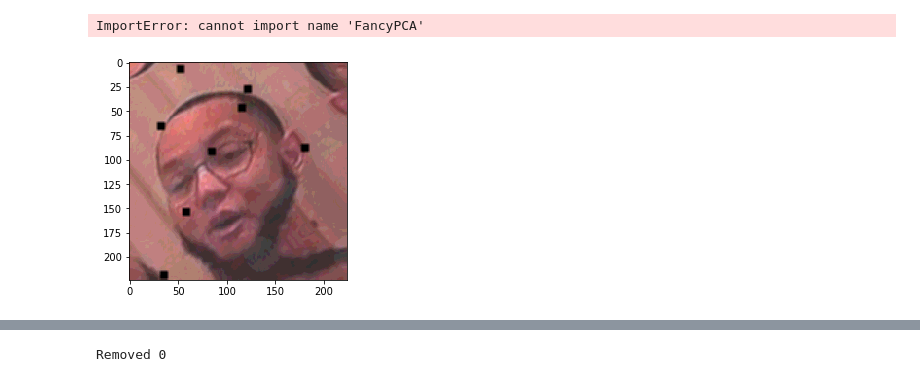
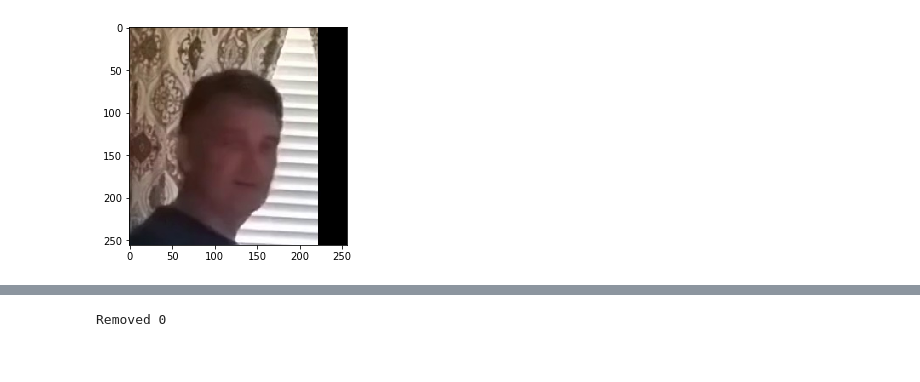
Before and after one commit to 1M50RRY/dfdc-kaggle-solution, a Jupyter notebook: Data.ipynb, the cells around one changed output, grey strips where cells are left out. Cells and saved outputs as stored; diff of their text form; code cells hidden in the pictures.

```diff
--- a/Data.ipynb
+++ b/Data.ipynb
@@ -14,7 +14,7 @@ import matplotlib.pyplot as plt
 import tqdm
 import torch
 from PIL import Image
-
+from imutils.video import FileVideoStream
 from pipeline.metrics import accuracy_b, log_loss
 from pipeline.model_methods import validate_img, train_img, validate_vid, train_vid
 from pipeline.data_loaders import load_img_dataset, load_img_val_dataset
@@ -29,12 +29,11 @@ from albumentations import (
     Transpose, ShiftScaleRotate, Blur, OpticalDistortion, GridDistortion, HueSaturationValue,
     IAAAdditiveGaussianNoise, GaussNoise, MotionBlur, MedianBlur, RandomBrightnessContrast, IAAPiecewiseAffine,
     IAASharpen, IAAEmboss, Flip, OneOf, Compose, ImageCompression, Resize, RandomScale, RandomFog, RandomShadow, Downscale, JpegCompression, CenterCrop,
-    RandomGamma, RandomContrast, Cutout, RandomCrop, Normalize, Cutout, RandomFog,Posterize,FancyPCA
+    RandomGamma, RandomContrast, Cutout, RandomCrop, Normalize, Cutout, RandomFog,Posterize,GaussianBlur
 )
+from albumentations.pytorch import ToTensor
 
 
 random.seed(0)
 np.random.seed(0)
 device = torch.device('cuda:0' if torch.cuda.is_available() else 'cpu')
-# %% [output]
-ImportError: cannot import name 'FancyPCA'
@@ -60,13 +40,7 @@ def strong_aug(p=1):
-# %%
-from albumentations import CoarseDropout
-path = r'C:\Users\user\Desktop\Projects\dfdc-kaggle-solution\data\train\fake\aabmgfhcgg.jpg' if True else r'C:\Users\user\Desktop\Projects\dfdc-kaggle-solution\data\train\real\00000.png'
-img = cv2.imread(path)
-img = cv2.cvtColor(img, cv2.COLOR_BGR2RGB)
-img = cv2.resize(img, (256, 256))
-img = CenterCrop(224,224)(image=img)['image']
-img = strong_aug()(image=img)['image']
-img = Resize(224,224)(image=img)['image']
-plt.imshow(img)
-plt.show()
-# %% [output]
-[figure, removed]
+# %%
+image = cv2.imread(r'C:\Users\user\Desktop\Projects\dfdc-kaggle-solution\data\train\fake\gigkljbtnw.0.jpg')
+image = cv2.cvtColor(image, cv2.COLOR_BGR2RGB)
+plt.imshow(image)
+plt.show()
+# %% [output]
+[figure, added]
```
Also changed, not shown: parts of 22 cells of this notebook, 8 other files.
